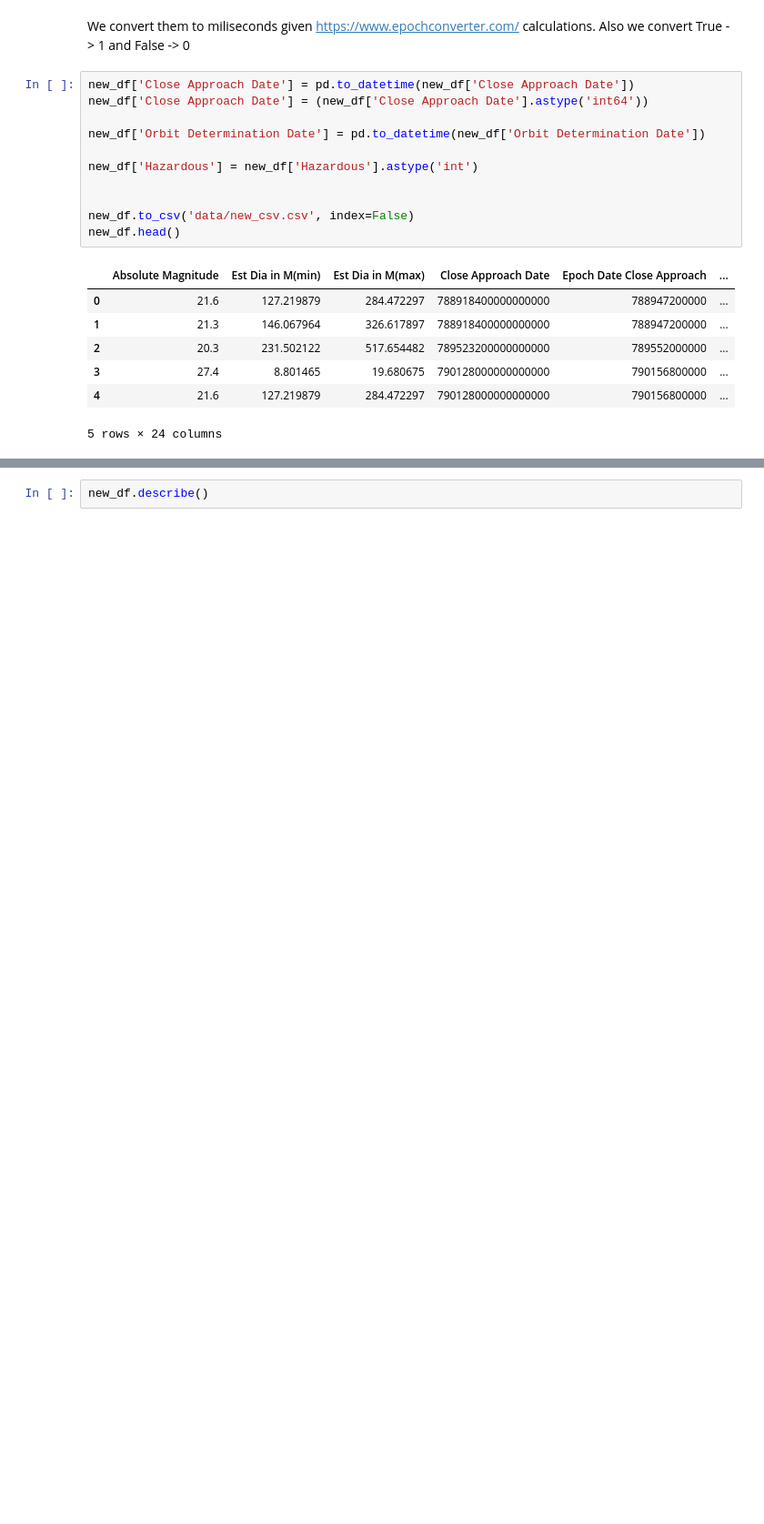
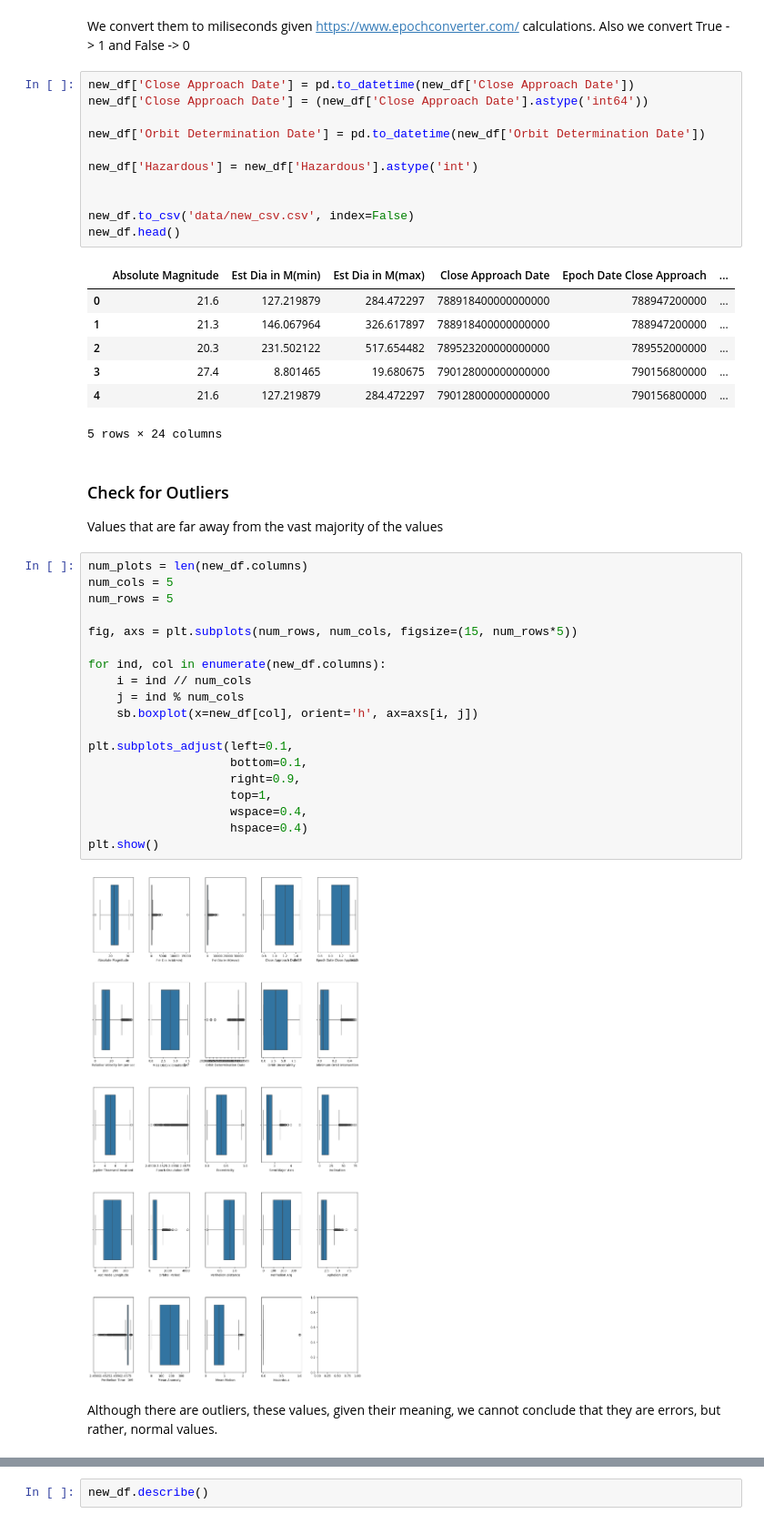
Before and after one commit to Monsterdied/AI, a Jupyter notebook: proj2/Nasa_Asteroids.ipynb, the cells around one changed output, grey strips where cells are left out. Shown at 91% size. Saved outputs shown, nothing was run; the diff lists cells and outputs as text; blank space fills up the shorter version.

```diff
--- a/proj2/Nasa_Asteroids.ipynb
+++ b/proj2/Nasa_Asteroids.ipynb
@@ -163,4 +164,31 @@ new_df.head()
 | 3 | 27.4 | 8.801465 | 19.680675 | 790128000000000000 | 790156800000 | ... |
 | 4 | 21.6 | 127.219879 | 284.472297 | 790128000000000000 | 790156800000 | ... |
 5 rows × 24 columns
+# %% [markdown]
+### Check for Outliers
+
+Values that are far away from the vast majority of the values
+# %%
+num_plots = len(new_df.columns)
+num_cols = 5
+num_rows = 5
+
+fig, axs = plt.subplots(num_rows, num_cols, figsize=(15, num_rows*5))
+
+for ind, col in enumerate(new_df.columns):
+    i = ind // num_cols
+    j = ind % num_cols
+    sb.boxplot(x=new_df[col], orient='h', ax=axs[i, j])
+
+plt.subplots_adjust(left=0.1,
+                    bottom=0.1,
+                    right=0.9,
+                    top=1,
+                    wspace=0.4,
+                    hspace=0.4)
+plt.show()
+# %% [output]
+[figure, added]
+# %% [markdown]
+Although there are outliers, these values, given their meaning, we cannot conclude that they are errors, but rather, normal values.
 # %% [markdown]
```
Also changed, not shown: parts of 13 cells of this notebook.
